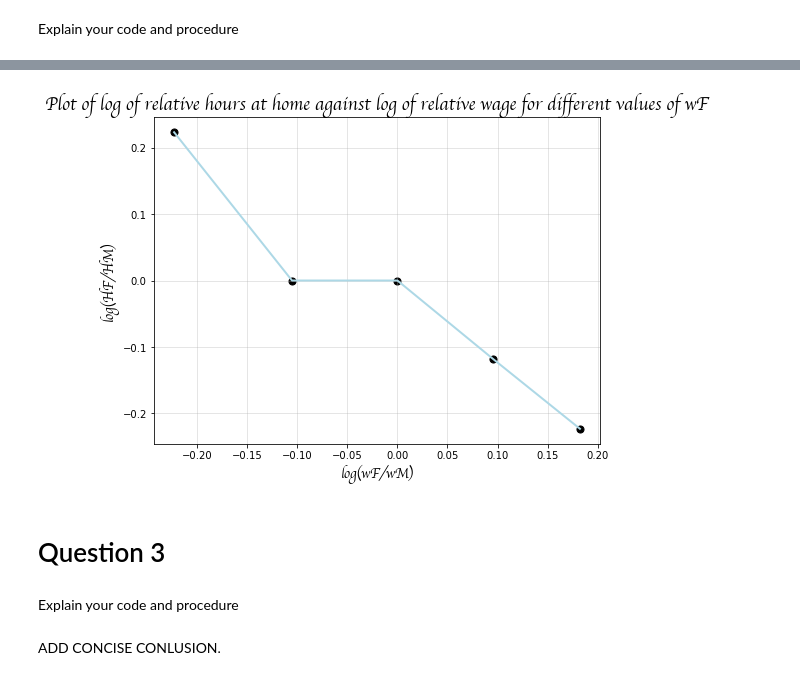
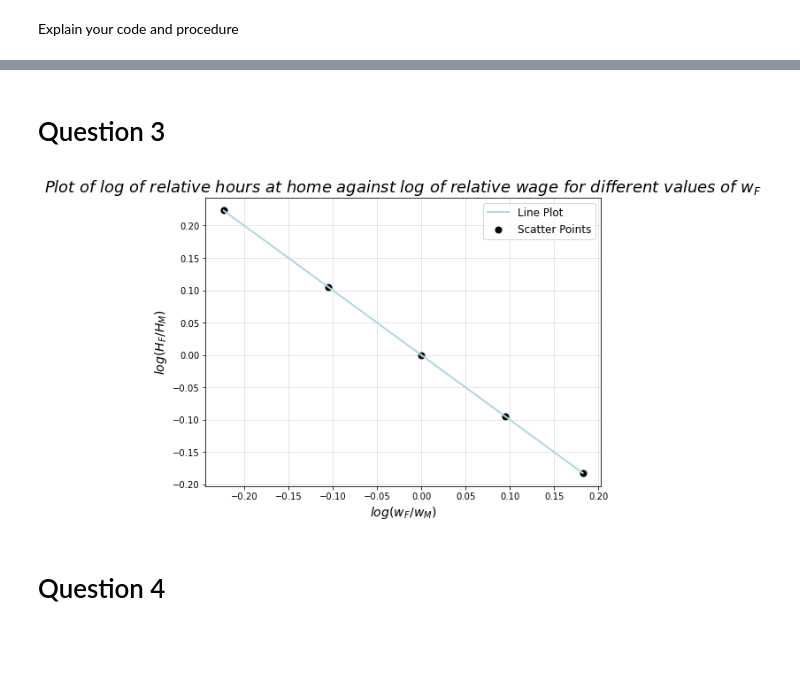
Before and after one commit to wdt620/projects-2023-cecilie-cecilie-1, a Jupyter notebook: inauguralproject/inauguralproject.ipynb, the cells around one changed output, grey strips where cells are left out. Saved outputs shown, nothing was run; the diff lists cells and outputs as text; code cells hidden in the pictures; blank space fills up the shorter version.

```diff
--- a/inauguralproject/inauguralproject.ipynb
+++ b/inauguralproject/inauguralproject.ipynb
@@ -101,24 +102,38 @@ plt.show()
-# %%
-# create figure
-fig = plt.figure(figsize=(8,6))
-
-# create plot
-ax = fig.add_subplot(1, 1, 1)
-ax.plot(np.log(par.wF_vec), results_2, color='lightblue', lw=2, label='Line Plot')
-ax.scatter(np.log(par.wF_vec), results_2, s=50, color='black', label='Scatter Points')
-
-# alterations to figure
-ax.grid(alpha=0.4)
-ax.set_xlabel("log(wF/wM)", fontfamily='cursive', fontsize=14)
-ax.set_ylabel("log(HF/HM)", fontfamily='cursive', fontsize=14)
-ax.set_title("Plot of log of relative hours at home against log of relative wage for different values of wF", fontfamily='cursive', fontsize=18)
-#ax.legend(fontsize=12)
-plt.show()
-# %% [output]
-[figure, removed]
 # %% [markdown]
 # Question 3
-# %% [markdown]
-Explain your code and procedure
-# %% [markdown]
-ADD CONCISE CONLUSION.
+# %%
+model_3 = inauguralproject.HouseholdSpecializationModelClass()
+
+par = model_3.par
+
+results_3 = []
+
+#Code solves the continuous model for different relativ wages
+for i in par.wF_vec:
+    par.wF = i
+    opt = model_3.solve()
+
+    relative_hours = opt.HF/opt.HM
+    log_relative_h = np.log(relative_hours)
+    results_3 = np.append(results_3, log_relative_h)
+# %%
+# create figure
+fig = plt.figure(figsize=(8,6))
+
+# create plot
+ax = fig.add_subplot(1, 1, 1)
+ax.plot(np.log(par.wF_vec), results_3, color='lightblue', lw=2, label='Line Plot')
+ax.scatter(np.log(par.wF_vec), results_3, s=50, color='black', label='Scatter Points')
+
+# alterations to figure
+ax.grid(alpha=0.4)
+ax.set_xlabel("$log(w_F/w_M)$", fontstyle='italic', fontsize=14)
+ax.set_ylabel("$log(H_F/H_M)$", fontstyle='italic', fontsize=14)
+ax.set_title("Plot of log of relative hours at home against log of relative wage for different values of $w_F$", fontstyle='italic', fontsize=18)
+ax.legend(fontsize=12)
+
+plt.show()
+# %% [output]
+[figure, added]
+# %% [markdown]
+# Question 4
```
Also changed, not shown: parts of 3 cells of this notebook.
